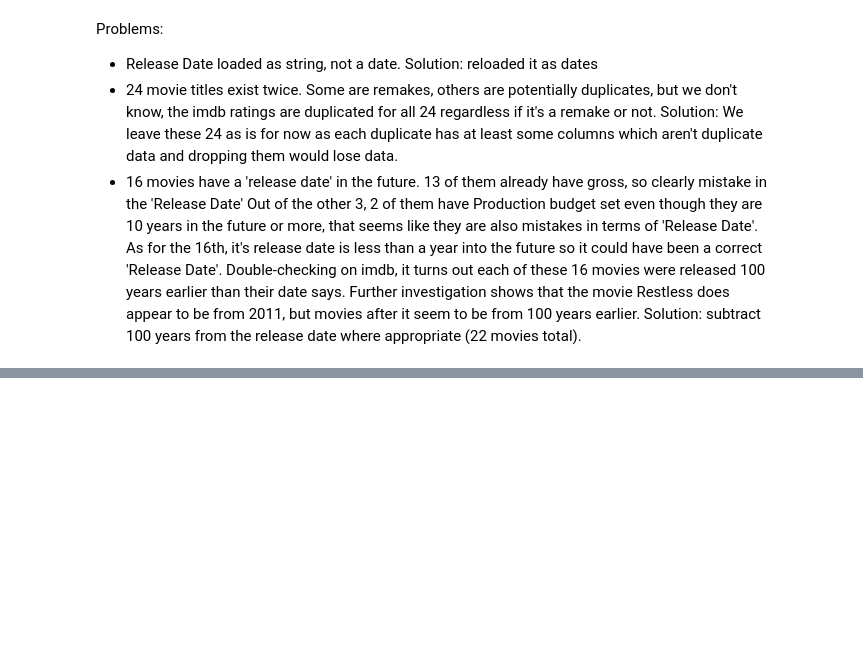
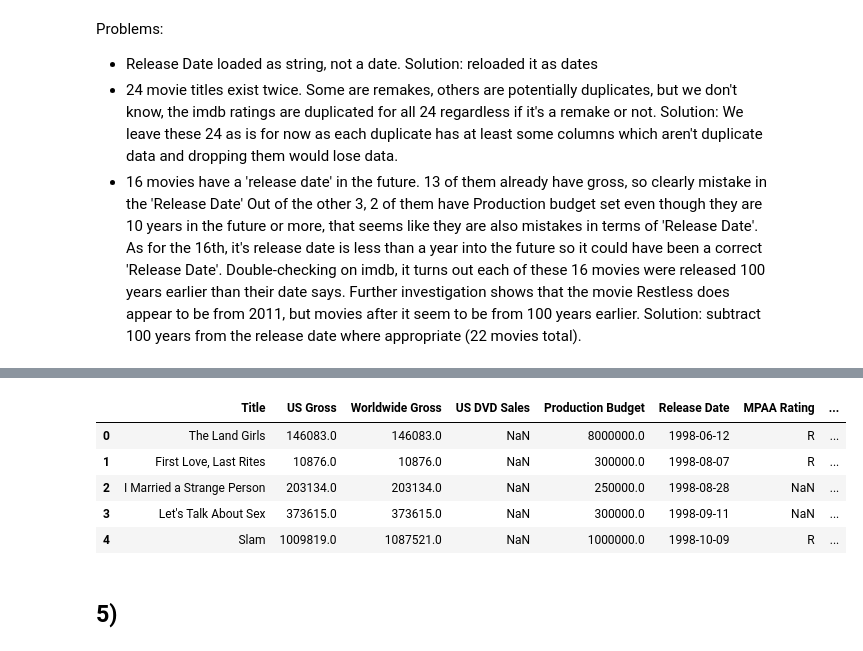
Before and after one commit to jakobschonberg/lexicon, a Jupyter notebook: Data_Analysis_Visualization/Project_Movies/movies.ipynb, the cells around one changed output, grey strips where cells are left out. Cells and saved outputs as stored; diff of their text form; code cells hidden in the pictures; blank space fills up the shorter version.

```diff
--- a/Data_Analysis_Visualization/Project_Movies/movies.ipynb
+++ b/Data_Analysis_Visualization/Project_Movies/movies.ipynb
@@ -236,0 +314,2 @@ Problems:
+# %%
+movies.loc[movies.Title == 'Baby Mama', 'Production Budget'] = 30000000
@@ -236,0 +384,2 @@ Problems:
+# %%
+movies = movies.merge(genre_groups, on='Major Genre', how='left')
@@ -236,0 +410,11 @@ Problems:
+# %%
+movies.head()
+# %% [output]
+|  | Title | US Gross | Worldwide Gross | US DVD Sales | Production Budget | Release Date | MPAA Rating | ... |
+| 0 | The Land Girls | 146083.0 | 146083.0 | NaN | 8000000.0 | 1998-06-12 | R | ... |
+| 1 | First Love, Last Rites | 10876.0 | 10876.0 | NaN | 300000.0 | 1998-08-07 | R | ... |
+| 2 | I Married a Strange Person | 203134.0 | 203134.0 | NaN | 250000.0 | 1998-08-28 | NaN | ... |
+| 3 | Let's Talk About Sex | 373615.0 | 373615.0 | NaN | 300000.0 | 1998-09-11 | NaN | ... |
+| 4 | Slam | 1009819.0 | 1087521.0 | NaN | 1000000.0 | 1998-10-09 | R | ... |
+# %% [markdown]
+## 5)
```
Also changed, not shown: parts of 27 cells of this notebook.
